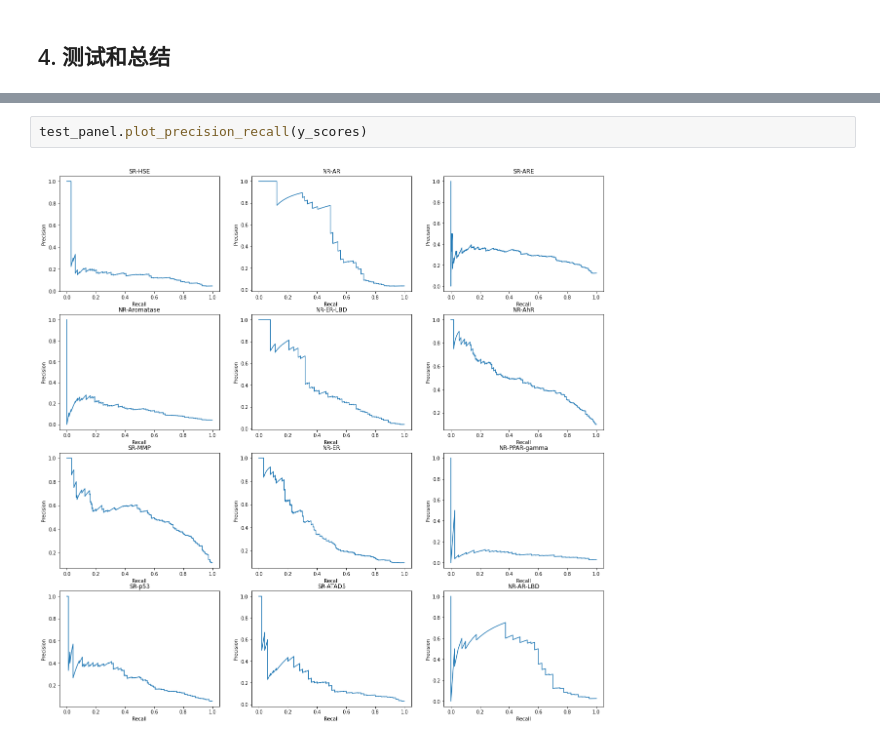
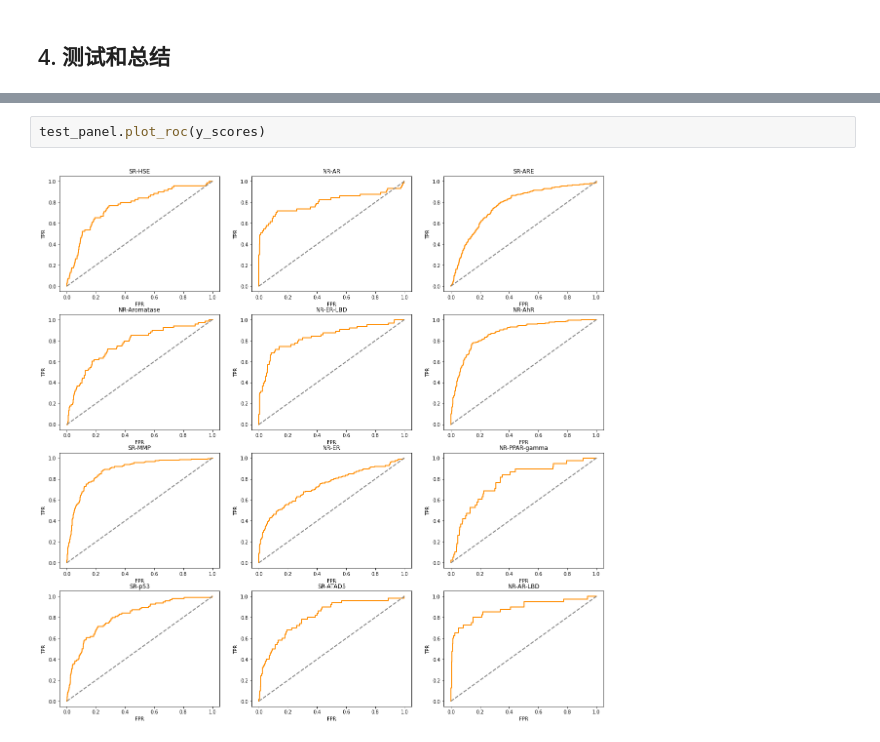
Before and after one commit to Superlit-CC/Tox21-Project, a Jupyter notebook: 5. Final Model.ipynb, the cells around one changed output, grey strips where cells are left out. Drawn from its saved outputs; the diff is of its cells as text.

```diff
--- a/5. Final Model.ipynb
+++ b/5. Final Model.ipynb
@@ -220,4 +185,4 @@ metrics
 # %%
-test_panel.plot_precision_recall(y_scores)
+test_panel.plot_roc(y_scores)
 # %% [output]
-[figure, old version]
+[figure, new version]
```
Also changed, not shown: parts of 7 cells of this notebook.
